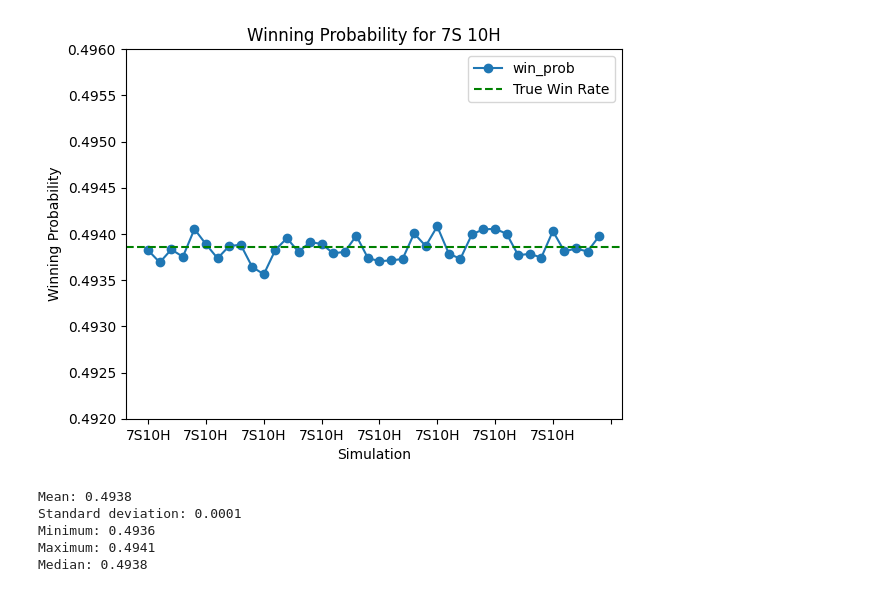
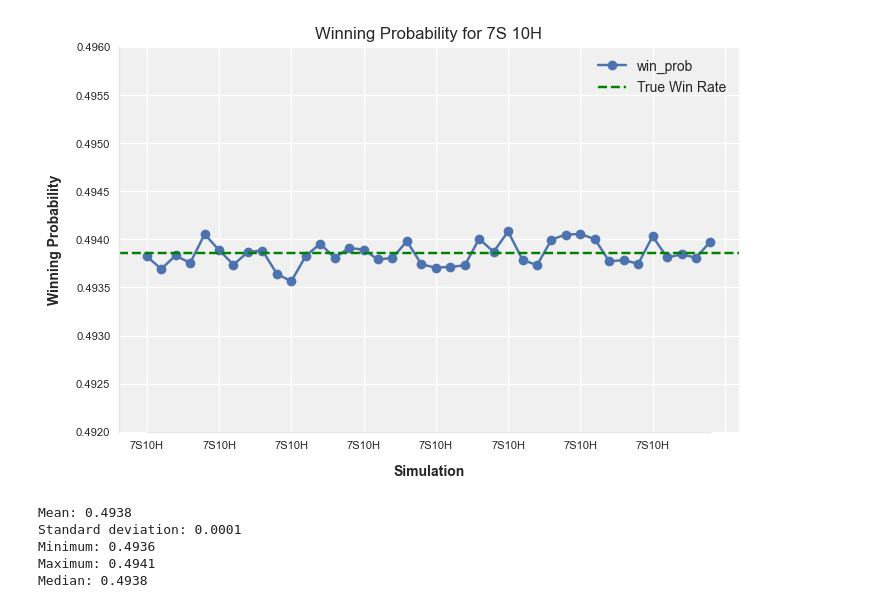
Before and after one commit to SefaSAHAN/Shark-Poker-AI-Project, a Jupyter notebook: data/analyze_data/analyze_dataset.ipynb, the cells around one changed output. Cells and saved outputs as stored; diff of their text form; code cells hidden in the pictures.

```diff
--- a/data/analyze_data/analyze_dataset.ipynb
+++ b/data/analyze_data/analyze_dataset.ipynb
@@ -1,28 +1,58 @@
-# %%
-import pandas as pd
-import matplotlib.pyplot as plt
-
-# Read CSV file
-df2 = pd.read_csv('same40_pre_flop.csv')
-
-# Set index to cards
-df2.set_index('cards', inplace=True)
-
-# Plot line chart
-df2.plot(kind='line', marker='o')
-plt.title('Winning Probability for 7S 10H')
-plt.xlabel('Simulation')
-plt.ylabel('Winning Probability')
-plt.ylim(0.492, 0.496)
-
-# Add horizontal line at y=0.4938546659938889
-plt.axhline(y=0.4938546659938889, color='green', linestyle='--', label='True Win Rate')
-
-# Show plot
-plt.legend()
-plt.show()
-# %% [output]
-[figure, removed]
+# %%
+import matplotlib.pyplot as plt
+import pandas as pd
+
+# Read CSV file
+df2 = pd.read_csv('same40_pre_flop.csv')
+
+# Set index to cards
+df2.set_index('cards', inplace=True)
+
+# Create figure and axis
+fig, ax = plt.subplots(figsize=(8, 5))
+
+# Plot line chart
+df2.plot(kind='line', marker='o', ax=ax)
+
+# Set axis limits
+ax.set_ylim(0.492, 0.496)
+
+# Add horizontal line at y=0.4938546659938889
+ax.axhline(y=0.4938546659938889, color='green', linestyle='--', label='True Win Rate')
+
+# Set spine color and bounds
+spine = ax.spines['top']
+spine.set_visible(False)
+spine = ax.spines['right']
+spine.set_visible(False)
+spine = ax.spines['bottom']
+spine.set_edgecolor('#E6E6E6')
+spine.set_linewidth(1)
+spine.set_bounds(0, len(df2.index)-1)
+spine = ax.spines['left']
+spine.set_edgecolor('#E6E6E6')
+spine.set_linewidth(1)
+
+
+
+# Set background color
+ax.set_facecolor('#F0F0F0')
+
+# Set tick parameters
+ax.tick_params(axis='both', which='both', length=0, labelsize=8, pad=6, color='#747474')
+
+# Set x-axis label
+ax.set_xlabel('Simulation', fontsize=10, labelpad=10, fontweight='bold')
+
+# Set y-axis label
+ax.set_ylabel('Winning Probability', fontsize=10, labelpad=10, fontweight='bold')
+
+# Show legend and plot
+ax.legend()
+ax.set_title('Winning Probability for 7S 10H')
+plt.show()
+# %% [output]
+[figure, added]
 # %%
 
 import numpy as np
```
Also changed, not shown: parts of 4 cells of this notebook, 6 other files.
